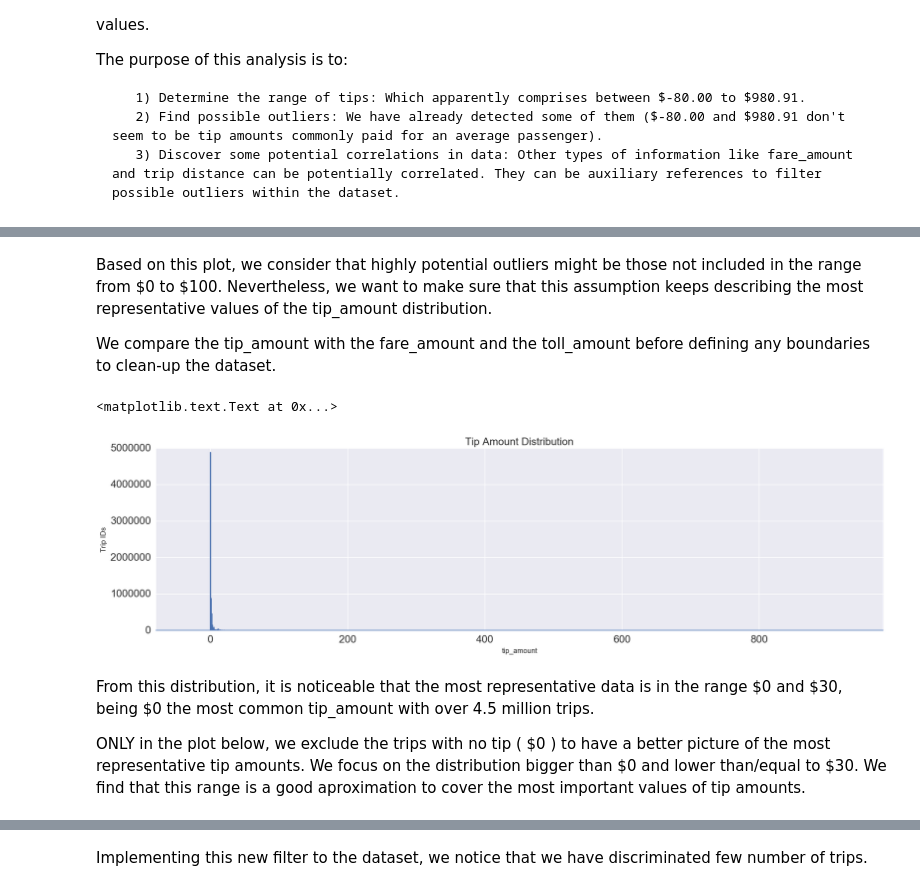
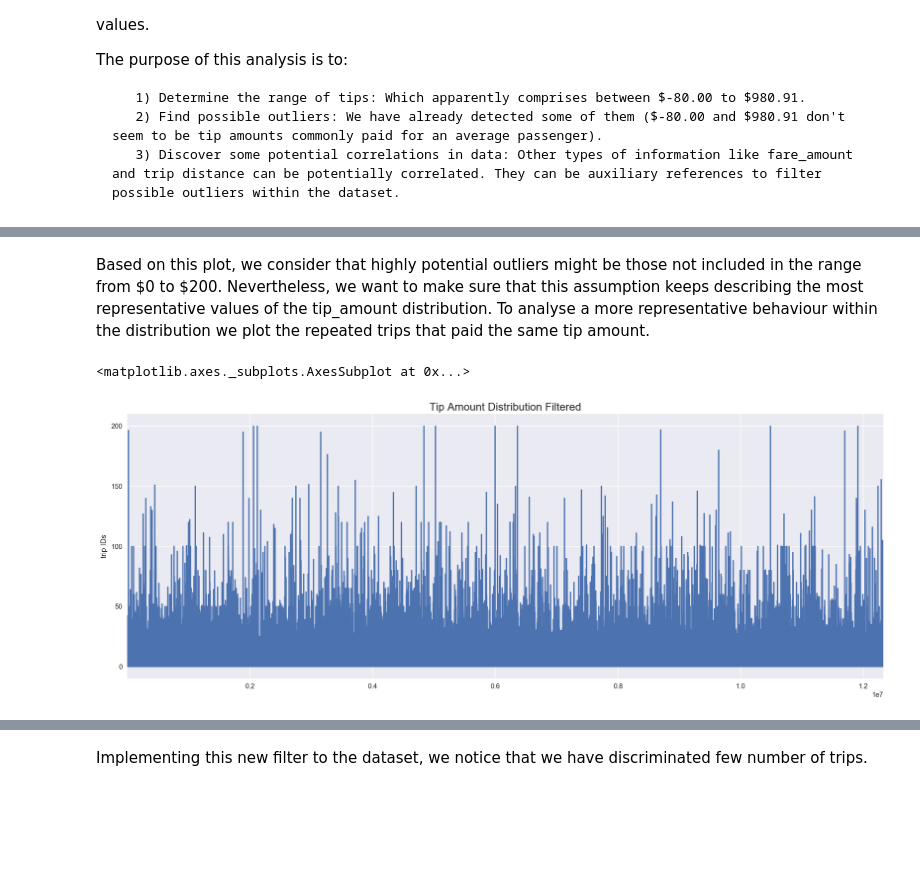
Before and after one commit to Riccocez/NYC-Taxi-Tips, a Jupyter notebook: 1. Analysis & Planning Stage.ipynb, the cells around one changed output, grey strips where cells are left out. Drawn from its saved outputs; the diff is of its cells as text; code cells hidden in the pictures; blank space fills up the shorter version.

Commit message:
Repeated Values plot

```diff
--- a/1. Analysis & Planning Stage.ipynb
+++ b/1. Analysis & Planning Stage.ipynb
@@ -135,15 +137,18 @@ plt.show()
 # %% [markdown]
-Based on this plot, we consider that highly potential outliers might be those not included in the range from \$0 to \$100. Nevertheless, we want to make sure that this assumption keeps describing the most representative values of the tip_amount distribution.
-
-We compare the tip_amount with the fare_amount and the toll_amount before defining any boundaries to clean-up the dataset.
+Based on this plot, we consider that highly potential outliers might be those not included in the range from \$0 to \$200. Nevertheless, we want to make sure that this assumption keeps describing the most representative values of the tip_amount distribution. To analyse a more representative behaviour within the distribution we plot the repeated trips that paid the same tip amount.
 # %%
-axes_tip = raw_data.groupby(['tip_amount']).size().plot(kind='line', figsize=(20,5), fontsize = 16)
-axes_tip.set_title('Tip Amount Distribution', fontsize = 16)
-axes_tip.set_ylabel('Trip IDs')
+#axes_tip = raw_data.groupby(['tip_amount']).size().plot(kind='line', figsize=(20,5), fontsize = 16)
+#axes_tip.set_title('Tip Amount Distribution', fontsize = 16)
+#axes_tip.set_ylabel('Trip IDs')
+
+filtered_data = raw_data.loc[(raw_data.tip_amount > 0 ) & (raw_data.tip_amount <= 200)]
+tip_filtered = filtered_data['tip_amount']
+
+plt.figure(figsize = (20,7))
+plt.ylabel('tip_amount')
+plt.title('Tip Amount Distribution Filtered', fontsize = 16)
+plt.ylabel('trip IDs')
+tip_filtered.plot()
 # %% [output]
-<matplotlib.text.Text at 0x...>
+<matplotlib.axes._subplots.AxesSubplot at 0x...>
-[figure, old version]
+[figure, new version]
-# %% [markdown]
-From this distribution, it is noticeable that the most representative data is in the range \$0 and \$30, being \$0 the most common tip_amount with over 4.5 million trips.
-
-ONLY in the plot below, we exclude the trips with no tip ( \$0 ) to have a better picture of the most representative tip amounts. We focus on the distribution bigger than \$0 and lower than/equal to \$30. We find that this range is a good aproximation to cover the most important values of tip amounts.
```
Also changed, not shown: parts of 47 cells of this notebook, 1 other file.
